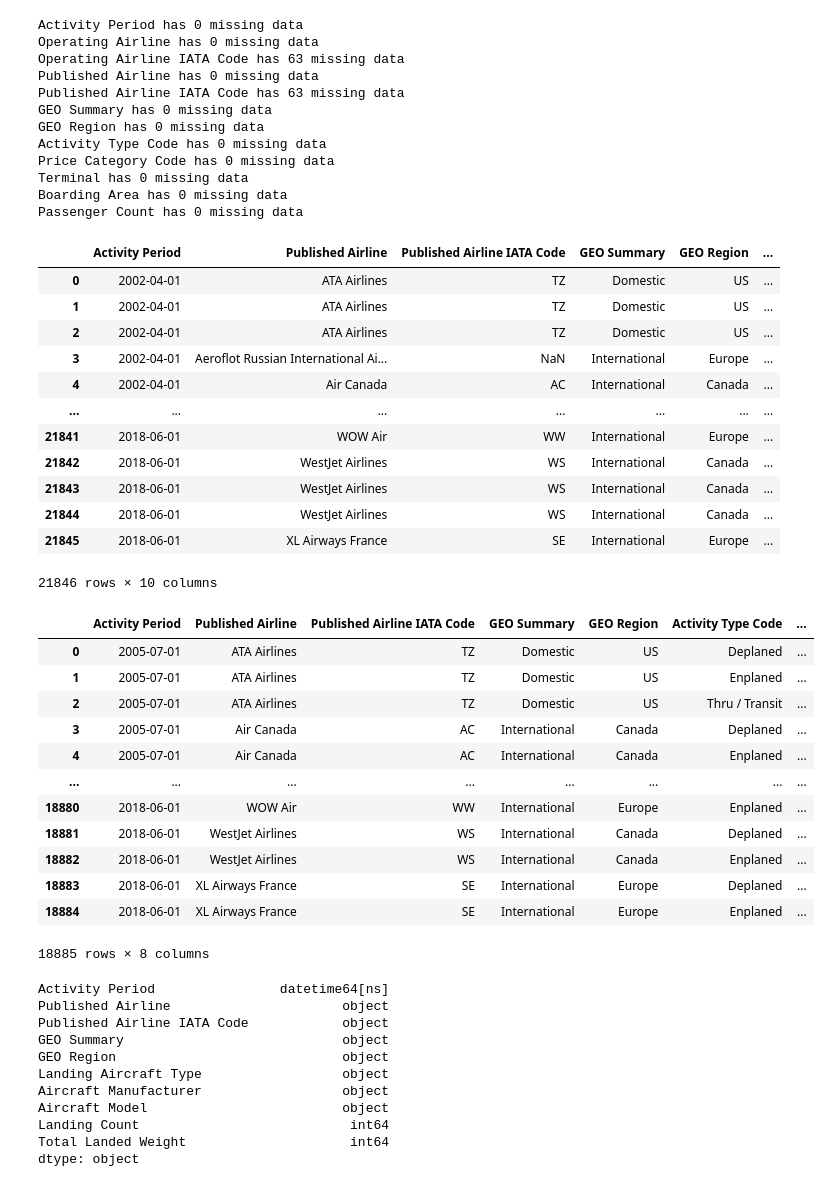
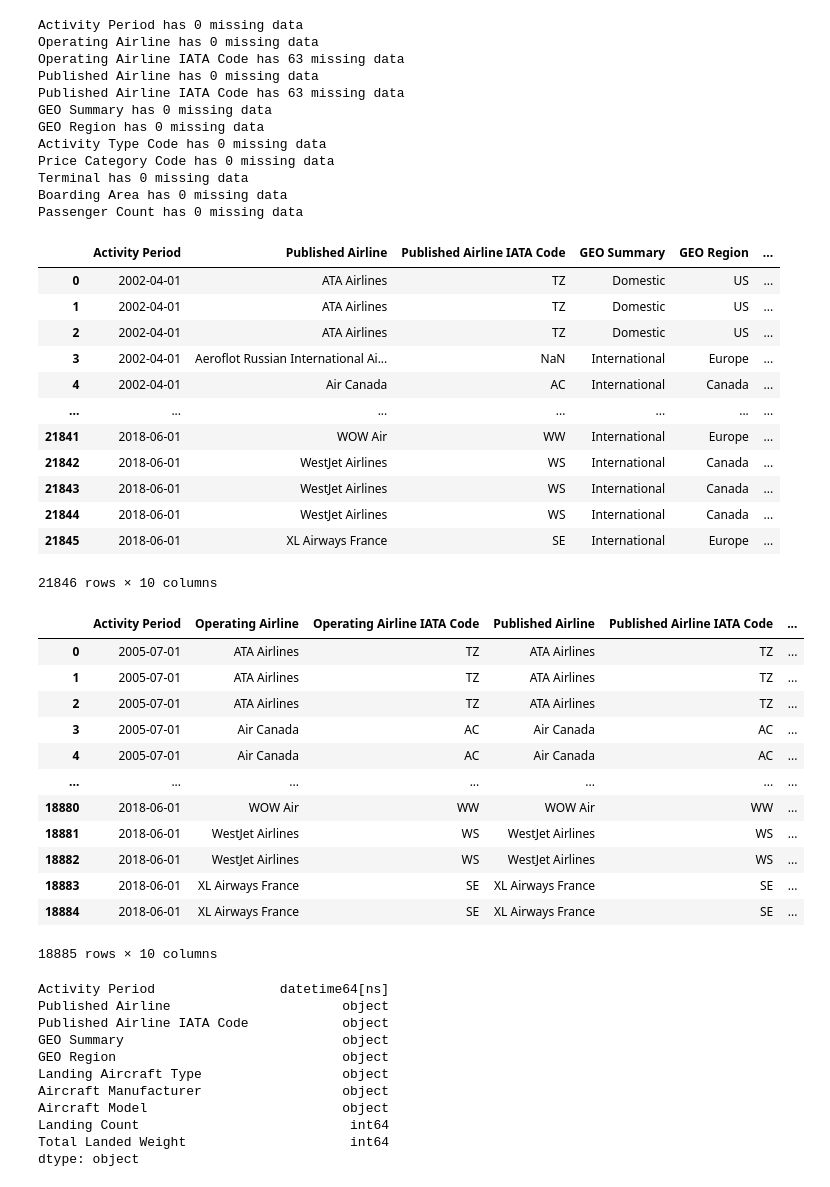
Before and after one commit to Alexlamp/final_project_group1, a Jupyter notebook: Data_ETL.ipynb, the cells around one changed output. Drawn from its saved outputs; the diff is of its cells as text; code cells hidden in the pictures.

```diff
--- a/Data_ETL.ipynb
+++ b/Data_ETL.ipynb
@@ -14,8 +86,8 @@ SFO_Landing_statistics_df.head(2)
 | 1 | 200204 | ATA Airlines | TZ | ATA Airlines | TZ | ... |
 # %%
 path_to_file2 = os.path.join('Resources','SFO_Passanger_statistics.csv')
-SFO_Passanger_statistics_df = pd.read_csv(path_to_file2)
-SFO_Passanger_statistics_df.head(2)
+sfo_passanger_statistics = pd.read_csv(path_to_file2)
+sfo_passanger_statistics.head(2)
 # %% [output]
 |  | Activity Period | Operating Airline | Operating Airline IATA Code | Published Airline | Published Airline IATA Code | ... |
 | 0 | 200507 | ATA Airlines | TZ | ATA Airlines | TZ | ... |
@@ -75,44 +147,44 @@ def date_cln(data_frame):
 
     return data_frame
 # %%
-SFO_Passanger_statistics_df = SFO_Passanger_statistics_df.drop(['Terminal','Boarding Area'],1)
-SFO_Landing_statistics_df = SFO_Landing_statistics_df.drop(['Aircraft Body Type','Aircraft Version'],1)
+sfo_passanger_statistics = sfo_passanger_statistics.drop(['Terminal','Boarding Area'],1)
+sfo_landing_statistics = sfo_landing_statistics.drop(['Aircraft Body Type','Aircraft Version'],1)
 # %%
 #cleaning SFO_Landing_statistics_df
-SFO_Landing_statistics_df = name_cln(SFO_Landing_statistics_df)
-SFO_Landing_statistics_df = date_cln(SFO_Landing_statistics_df)
+sfo_landing_statistics = name_cln(sfo_landing_statistics)
+sfo_landing_statistics = date_cln(sfo_landing_statistics)
 # %%
 # #cleaning SFO_Passanger_statistics_df
-SFO_Passanger_statistics_df = name_cln(SFO_Passanger_statistics_df)
-SFO_Passanger_statistics_df = date_cln(SFO_Passanger_statistics_df)
+SFO_Passanger_statistics_df = name_cln(sfo_passanger_statistics)
+SFO_Passanger_statistics_df = date_cln(sfo_passanger_statistics)
 # %%
-display(SFO_Landing_statistics_df)
+display(sfo_landing_statistics)
 display(SFO_Passanger_statistics_df)
 # %% [output]
 |  | Activity Period | Published Airline | Published Airline IATA Code | GEO Summary | GEO Region | ... |
 | 0 | 2002-04-01 | ATA Airlines | TZ | Domestic | US | ... |
 | 1 | 2002-04-01 | ATA Airlines | TZ | Domestic | US | ... |
 | 2 | 2002-04-01 | ATA Airlines | TZ | Domestic | US | ... |
 | 3 | 2002-04-01 | Aeroflot Russian International Ai... | NaN | International | Europe | ... |
 | 4 | 2002-04-01 | Air Canada | AC | International | Canada | ... |
 | ... | ... | ... | ... | ... | ... | ... |
 | 21841 | 2018-06-01 | WOW Air | WW | International | Europe | ... |
 | 21842 | 2018-06-01 | WestJet Airlines | WS | International | Canada | ... |
 | 21843 | 2018-06-01 | WestJet Airlines | WS | International | Canada | ... |
 | 21844 | 2018-06-01 | WestJet Airlines | WS | International | Canada | ... |
 | 21845 | 2018-06-01 | XL Airways France | SE | International | Europe | ... |
 21846 rows × 10 columns
-|  | Activity Period | Published Airline | Published Airline IATA Code | GEO Summary | GEO Region | Activity Type Code | ... |
-| 0 | 2005-07-01 | ATA Airlines | TZ | Domestic | US | Deplaned | ... |
-| 1 | 2005-07-01 | ATA Airlines | TZ | Domestic | US | Enplaned | ... |
-| 2 | 2005-07-01 | ATA Airlines | TZ | Domestic | US | Thru / Transit | ... |
-| 3 | 2005-07-01 | Air Canada | AC | International | Canada | Deplaned | ... |
-| 4 | 2005-07-01 | Air Canada | AC | International | Canada | Enplaned | ... |
-| ... | ... | ... | ... | ... | ... | ... | ... |
-| 18880 | 2018-06-01 | WOW Air | WW | International | Europe | Enplaned | ... |
-| 18881 | 2018-06-01 | WestJet Airlines | WS | International | Canada | Deplaned | ... |
-| 18882 | 2018-06-01 | WestJet Airlines | WS | International | Canada | Enplaned | ... |
-| 18883 | 2018-06-01 | XL Airways France | SE | International | Europe | Deplaned | ... |
-| 18884 | 2018-06-01 | XL Airways France | SE | International | Europe | Enplaned | ... |
+|  | Activity Period | Operating Airline | Operating Airline IATA Code | Published Airline | Published Airline IATA Code | ... |
+| 0 | 2005-07-01 | ATA Airlines | TZ | ATA Airlines | TZ | ... |
+| 1 | 2005-07-01 | ATA Airlines | TZ | ATA Airlines | TZ | ... |
+| 2 | 2005-07-01 | ATA Airlines | TZ | ATA Airlines | TZ | ... |
+| 3 | 2005-07-01 | Air Canada | AC | Air Canada | AC | ... |
+| 4 | 2005-07-01 | Air Canada | AC | Air Canada | AC | ... |
+| ... | ... | ... | ... | ... | ... | ... |
+| 18880 | 2018-06-01 | WOW Air | WW | WOW Air | WW | ... |
+| 18881 | 2018-06-01 | WestJet Airlines | WS | WestJet Airlines | WS | ... |
+| 18882 | 2018-06-01 | WestJet Airlines | WS | WestJet Airlines | WS | ... |
+| 18883 | 2018-06-01 | XL Airways France | SE | XL Airways France | SE | ... |
+| 18884 | 2018-06-01 | XL Airways France | SE | XL Airways France | SE | ... |
-18885 rows × 8 columns
+18885 rows × 10 columns
 # %%
```
Also changed, not shown: parts of 41 cells of this notebook.
